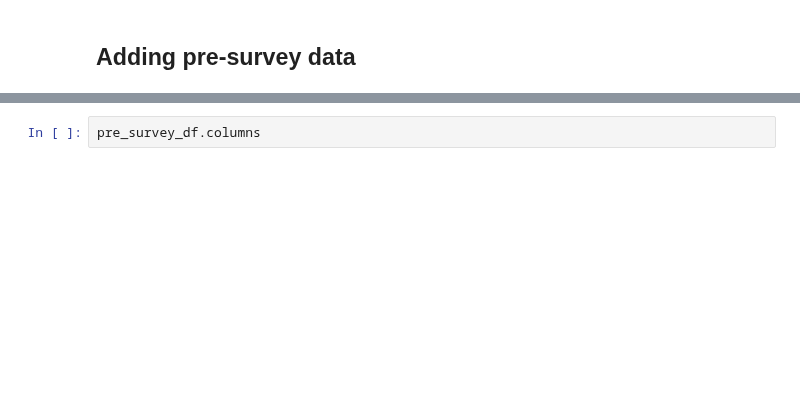
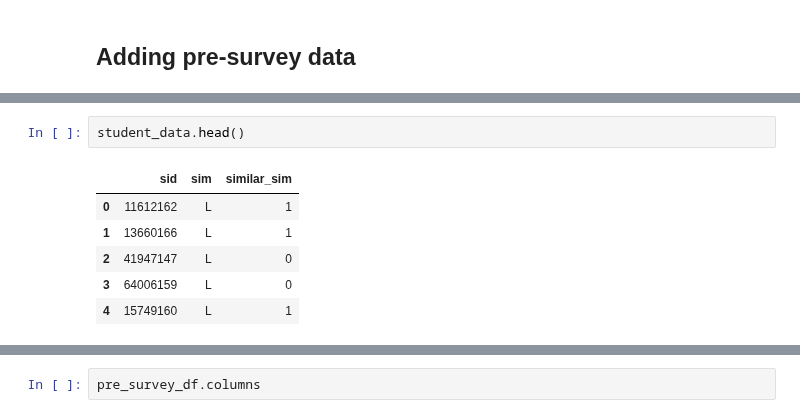
Before and after one commit to jmassall/inquiry_virtualLabs_study, a Jupyter notebook: analysis/storyline_journal_paper.ipynb, the cells around one changed output, grey strips where cells are left out. Saved outputs shown, nothing was run; the diff lists cells and outputs as text; blank space fills up the shorter version.

```diff
--- a/analysis/storyline_journal_paper.ipynb
+++ b/analysis/storyline_journal_paper.ipynb
@@ -182,0 +149,9 @@ Everyone uses the table once and 85% use the graph once. We may want to do the a
+# %%
+student_data.head()
+# %% [output]
+|  | sid | sim | similar_sim |
+| 0 | 11612162 | L | 1 |
+| 1 | 13660166 | L | 1 |
+| 2 | 41947147 | L | 0 |
+| 3 | 64006159 | L | 0 |
+| 4 | 15749160 | L | 1 |
```
Also changed, not shown: parts of 30 cells of this notebook.
